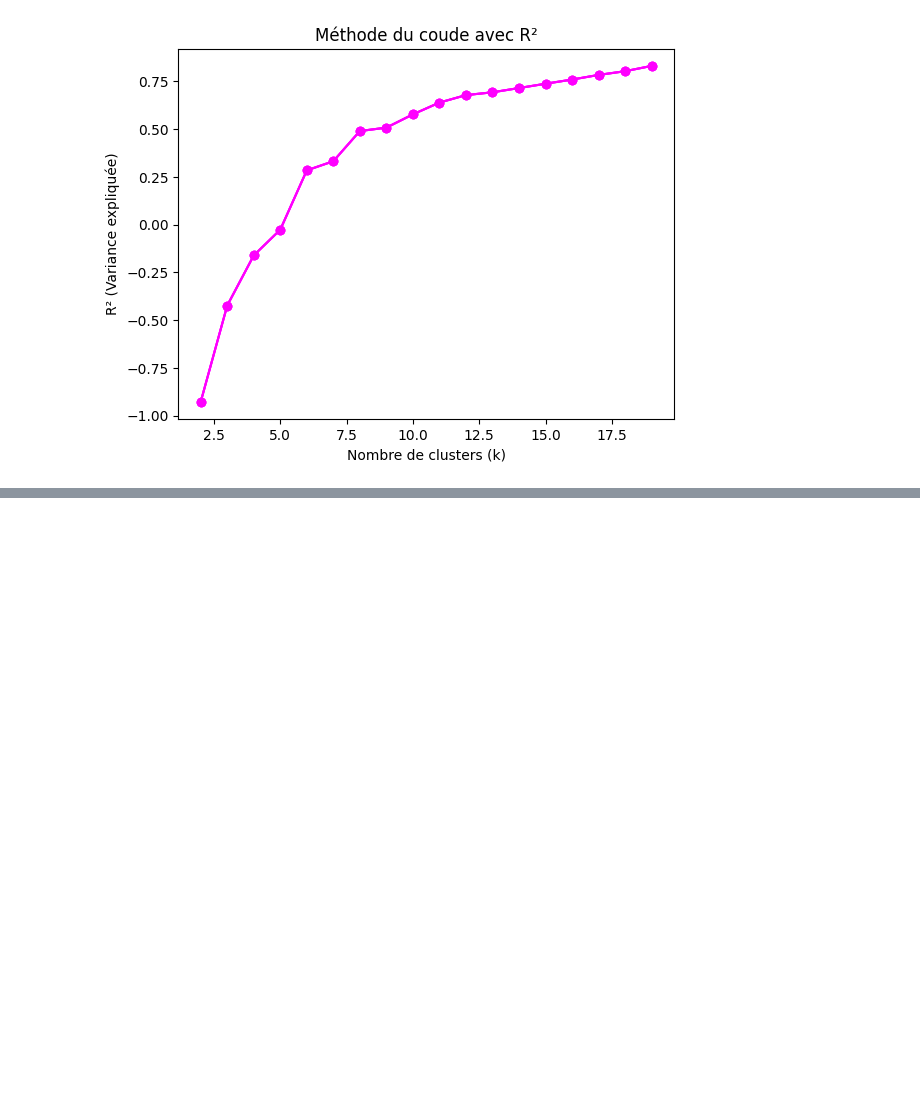
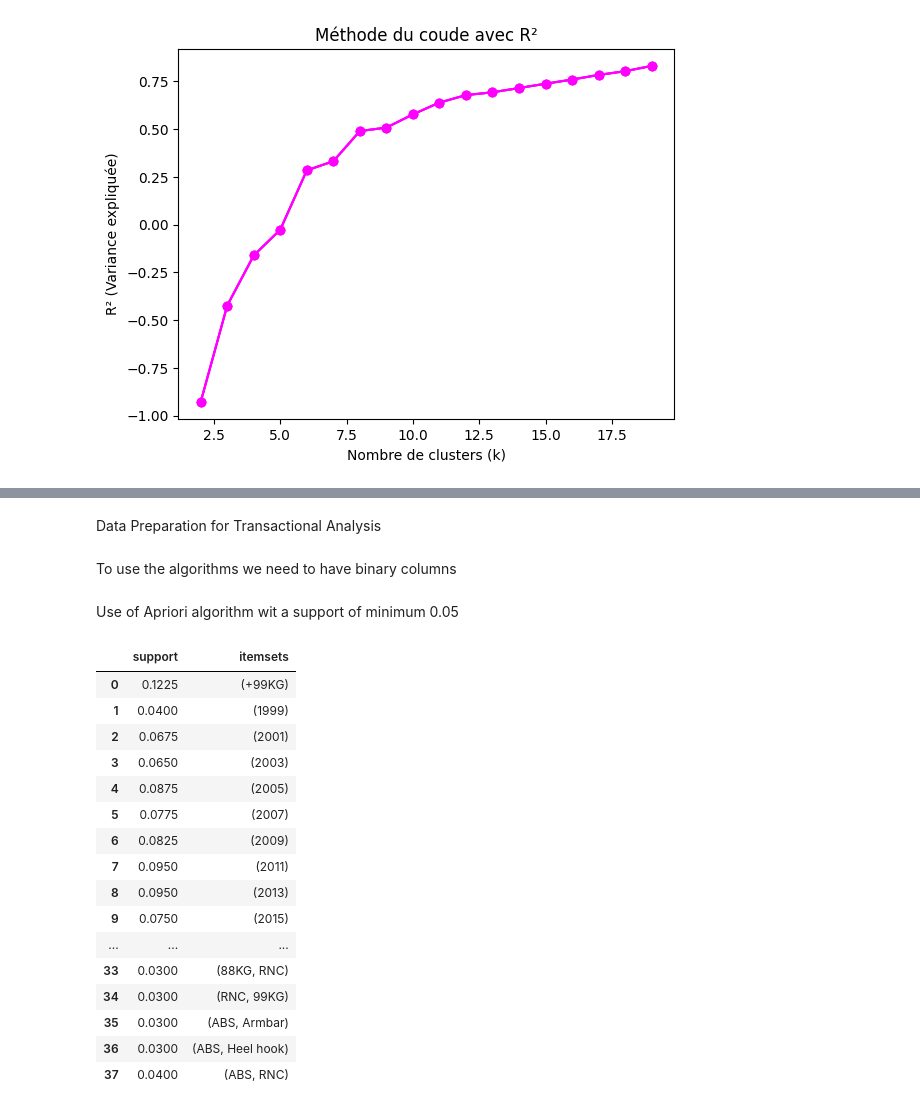
Before and after one commit to iliasak47/adcc, a Jupyter notebook: Clustering_ADCC.ipynb, the cells around one changed output, grey strips where cells are left out. Drawn from its saved outputs; the diff is of its cells as text; code cells hidden in the pictures; blank space fills up the shorter version.

```diff
--- a/Clustering_ADCC.ipynb
+++ b/Clustering_ADCC.ipynb
@@ -520,0 +548,2 @@ ax.scatter(standardized_adcc['DECISION'], standardized_adcc['POINTS'], standardi
+# %% [markdown]
+Data Preparation for Transactional Analysis
@@ -520,0 +552,36 @@ ax.scatter(standardized_adcc['DECISION'], standardized_adcc['POINTS'], standardi
+# %%
+transactions = asso_rules['transaction'].tolist()
+# %%
+transactions = [set(map(str, t)) for t in transactions]
+# %% [markdown]
+To use the algorithms we need to have binary columns
+# %%
+from mlxtend.preprocessing import TransactionEncoder
+encoder = TransactionEncoder()
+binary_data = encoder.fit_transform(transactions)
+binary_df = pd.DataFrame(binary_data, columns=encoder.columns_)
+# %% [markdown]
+Use of Apriori algorithm wit a support of minimum 0.05
+# %%
+from mlxtend.frequent_patterns import apriori
+frequent_itemsets = apriori(binary_df, min_support=0.03, use_colnames=True)
+# %%
+frequent_itemsets.head(100)
+# %% [output]
+|  | support | itemsets |
+| 0 | 0.1225 | (+99KG) |
+| 1 | 0.0400 | (1999) |
+| 2 | 0.0675 | (2001) |
+| 3 | 0.0650 | (2003) |
+| 4 | 0.0875 | (2005) |
+| 5 | 0.0775 | (2007) |
+| 6 | 0.0825 | (2009) |
+| 7 | 0.0950 | (2011) |
+| 8 | 0.0950 | (2013) |
+| 9 | 0.0750 | (2015) |
+| ... | ... | ... |
+| 33 | 0.0300 | (88KG, RNC) |
+| 34 | 0.0300 | (RNC, 99KG) |
+| 35 | 0.0300 | (ABS, Armbar) |
+| 36 | 0.0300 | (ABS, Heel hook) |
+| 37 | 0.0400 | (ABS, RNC) |
```
Also changed, not shown: parts of 23 cells of this notebook.
